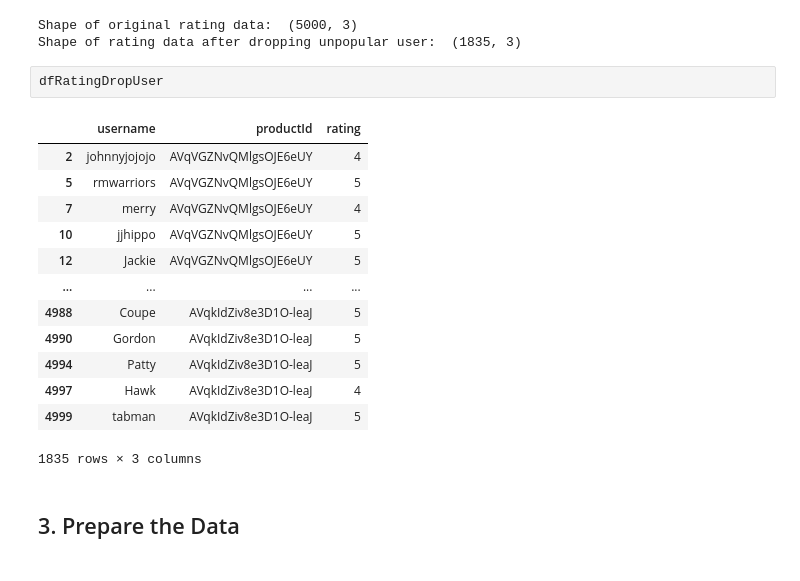
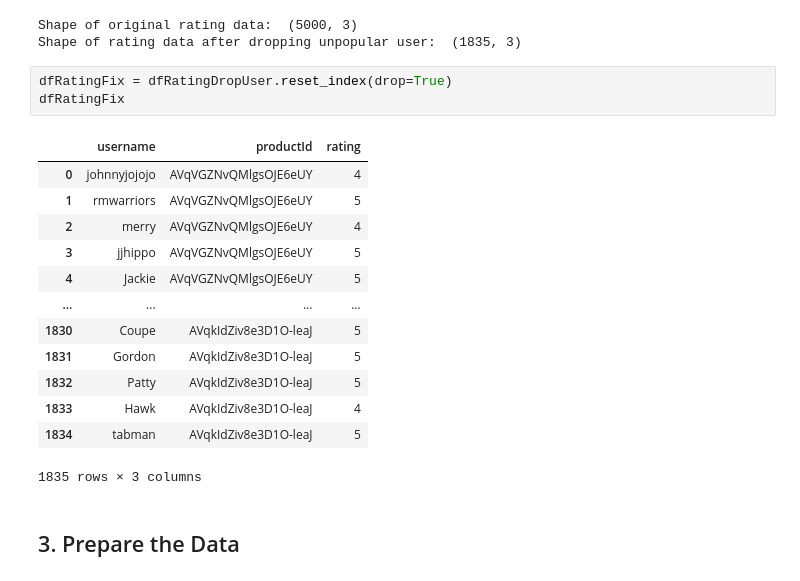
Before and after one commit to anfahrul/umkmart-recsys, a Jupyter notebook: notebook/CF Recomendation System 1.ipynb, the cells around one changed output. Drawn from its saved outputs; the diff is of its cells as text.

```diff
--- a/notebook/CF Recomendation System.ipynb
+++ b/notebook/CF Recomendation System 1.ipynb
@@ -302,22 +302,23 @@ print('Shape of rating data after dropping unpopular user: ', dfRatingDropUser.s
 # %% [output]
 Shape of original rating data:  (5000, 3)
 Shape of rating data after dropping unpopular user:  (1835, 3)
-# %%
-dfRatingDropUser
-# %% [output]
-|  | username | productId | rating |
-| 2 | johnnyjojojo | AVqVGZNvQMlgsOJE6eUY | 4 |
-| 5 | rmwarriors | AVqVGZNvQMlgsOJE6eUY | 5 |
-| 7 | merry | AVqVGZNvQMlgsOJE6eUY | 4 |
-| 10 | jjhippo | AVqVGZNvQMlgsOJE6eUY | 5 |
-| 12 | Jackie | AVqVGZNvQMlgsOJE6eUY | 5 |
-| ... | ... | ... | ... |
-| 4988 | Coupe | AVqkIdZiv8e3D1O-leaJ | 5 |
-| 4990 | Gordon | AVqkIdZiv8e3D1O-leaJ | 5 |
-| 4994 | Patty | AVqkIdZiv8e3D1O-leaJ | 5 |
-| 4997 | Hawk | AVqkIdZiv8e3D1O-leaJ | 4 |
-| 4999 | tabman | AVqkIdZiv8e3D1O-leaJ | 5 |
-1835 rows × 3 columns
+# %%
+dfRatingFix = dfRatingDropUser.reset_index(drop=True)
+dfRatingFix
+# %% [output]
+|  | username | productId | rating |
+| 0 | johnnyjojojo | AVqVGZNvQMlgsOJE6eUY | 4 |
+| 1 | rmwarriors | AVqVGZNvQMlgsOJE6eUY | 5 |
+| 2 | merry | AVqVGZNvQMlgsOJE6eUY | 4 |
+| 3 | jjhippo | AVqVGZNvQMlgsOJE6eUY | 5 |
+| 4 | Jackie | AVqVGZNvQMlgsOJE6eUY | 5 |
+| ... | ... | ... | ... |
+| 1830 | Coupe | AVqkIdZiv8e3D1O-leaJ | 5 |
+| 1831 | Gordon | AVqkIdZiv8e3D1O-leaJ | 5 |
+| 1832 | Patty | AVqkIdZiv8e3D1O-leaJ | 5 |
+| 1833 | Hawk | AVqkIdZiv8e3D1O-leaJ | 4 |
+| 1834 | tabman | AVqkIdZiv8e3D1O-leaJ | 5 |
+1835 rows × 3 columns
 # %% [markdown]
 ## 3. Prepare the Data
 # %%
```
Also changed, not shown: parts of 41 cells of this notebook, 1 other file.
